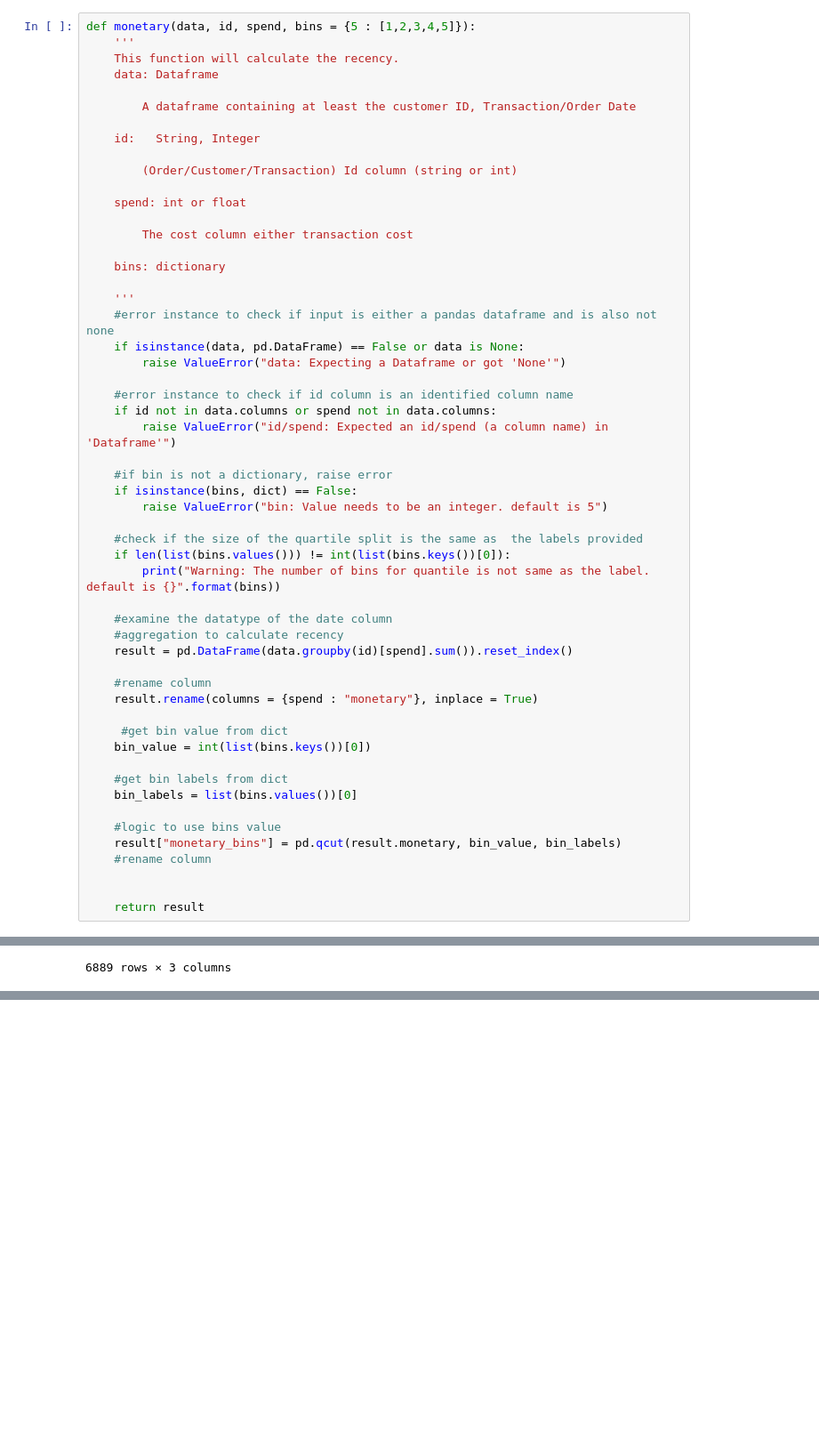
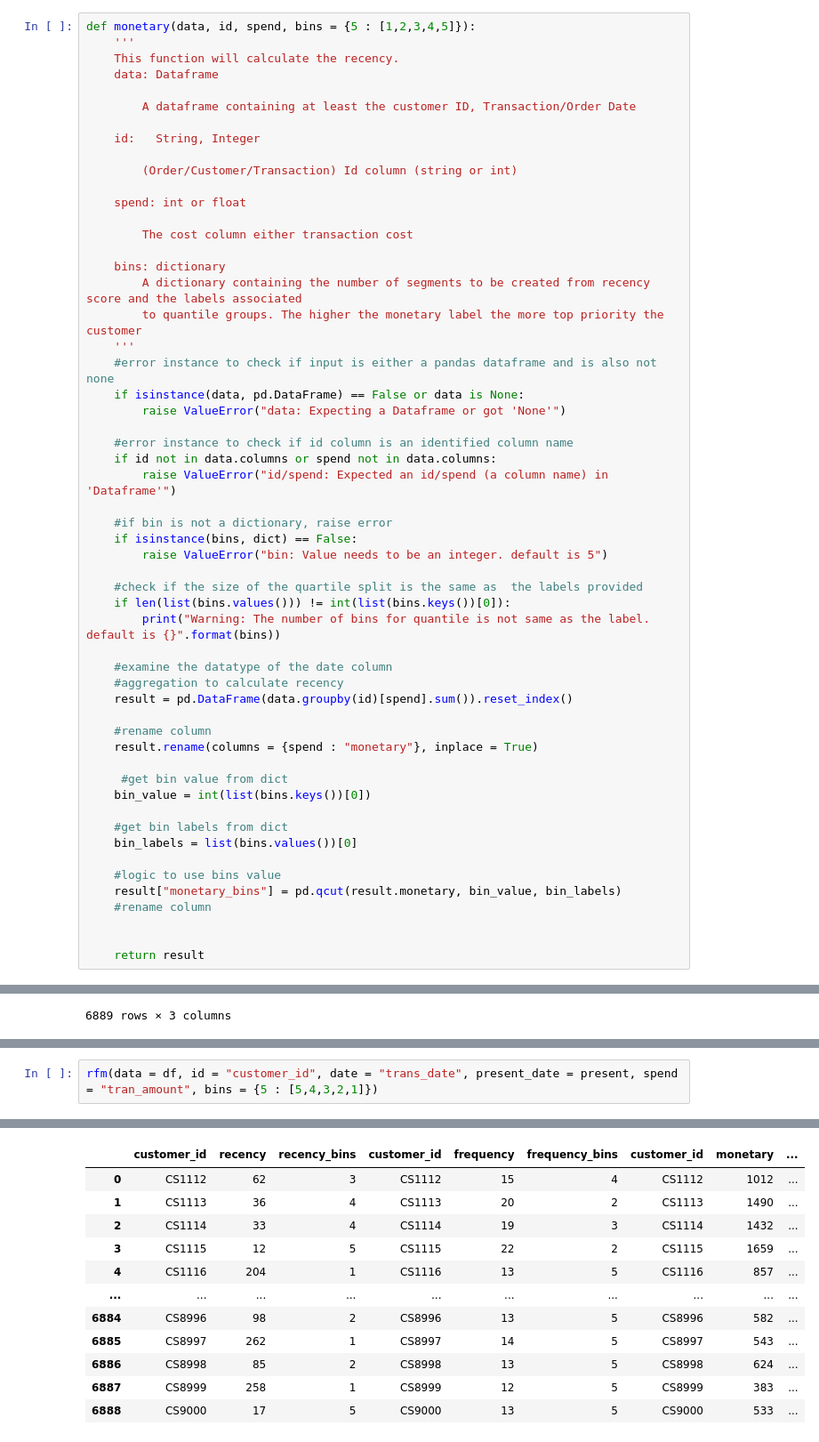
Before and after one commit to simmieyungie/PyRFM, a Jupyter notebook: Playground/RFM-Playground.ipynb, the cells around one changed output, grey strips where cells are left out. Shown: that part at 89% size. Saved outputs shown, nothing was run; the diff lists cells and outputs as text; blank space fills up the shorter version.

Commit message:
rfm table

```diff
--- a/Playground/RFM-Playground.ipynb
+++ b/Playground/RFM-Playground.ipynb
@@ -287,7 +287,8 @@ def monetary(data, id, spend, bins = {5 : [1,2,3,4,5]}):
         The cost column either transaction cost
 
     bins: dictionary
-
+        A dictionary containing the number of segments to be created from recency score and the labels associated
+        to quantile groups. The higher the monetary label the more top priority the customer
     '''
     #error instance to check if input is either a pandas dataframe and is also not none
     if isinstance(data, pd.DataFrame) == False or data is None:
@@ -346,0 +423,3 @@ pd.DataFrame(df.groupby("customer_id")["tran_amount"].sum()).reset_index()
+# %%
+rfm(data = df, id = "customer_id", date = "trans_date", present_date = present, spend = "tran_amount", bins = {5 : [5,4,3,2,1]})
+# %% [output]
@@ -346,0 +430,12 @@ pd.DataFrame(df.groupby("customer_id")["tran_amount"].sum()).reset_index()
+|  | customer_id | recency | recency_bins | customer_id | frequency | frequency_bins | customer_id | monetary | ... |
+| 0 | CS1112 | 62 | 3 | CS1112 | 15 | 4 | CS1112 | 1012 | ... |
+| 1 | CS1113 | 36 | 4 | CS1113 | 20 | 2 | CS1113 | 1490 | ... |
+| 2 | CS1114 | 33 | 4 | CS1114 | 19 | 3 | CS1114 | 1432 | ... |
+| 3 | CS1115 | 12 | 5 | CS1115 | 22 | 2 | CS1115 | 1659 | ... |
+| 4 | CS1116 | 204 | 1 | CS1116 | 13 | 5 | CS1116 | 857 | ... |
+| ... | ... | ... | ... | ... | ... | ... | ... | ... | ... |
+| 6884 | CS8996 | 98 | 2 | CS8996 | 13 | 5 | CS8996 | 582 | ... |
+| 6885 | CS8997 | 262 | 1 | CS8997 | 14 | 5 | CS8997 | 543 | ... |
+| 6886 | CS8998 | 85 | 2 | CS8998 | 13 | 5 | CS8998 | 624 | ... |
+| 6887 | CS8999 | 258 | 1 | CS8999 | 12 | 5 | CS8999 | 383 | ... |
+| 6888 | CS9000 | 17 | 5 | CS9000 | 13 | 5 | CS9000 | 533 | ... |
```
Also changed, not shown: parts of 9 cells of this notebook, 1 other file.
